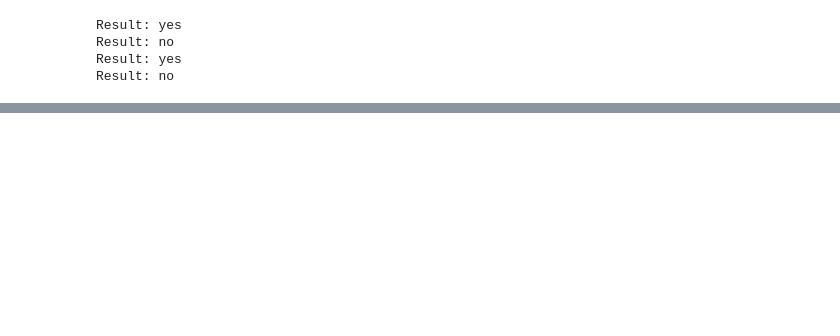
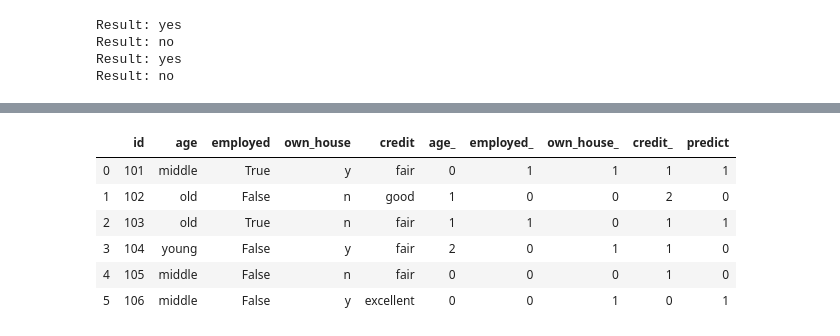
Before and after one commit to aukrit1993/my_machine_learning, a Jupyter notebook: chape_16.ipynb, the cells around one changed output, grey strips where cells are left out. Cells and saved outputs as stored; diff of their text form; code cells hidden in the pictures; blank space fills up the shorter version.

```diff
--- a/chape_16.ipynb
+++ b/chape_16.ipynb
@@ -146,7 +146,8 @@ import pandas as pd
 import seaborn as sb
 import matplotlib.pyplot as plt
 # %%
-df = pd.read_csv('C:/Users/WIN10/Desktop/my_machine_learning/csv/simple_loan.csv')
+#df = pd.read_csv('C:/Users/WIN10/Desktop/my_machine_learning/csv/simple_loan.csv')
+df = pd.read_csv('~/Desktop/my_machine_learning/csv/simple_loan.csv')
 df.head()
 # %% [output]
 |  | age | employed | own_house | credit | target |
@@ -323,0 +340,4 @@ Result: no
+# %%
+cols = ['id', 'age', 'employed', 'own_house', 'credit']
+df_pred = pd.read_csv('~/Desktop/my_machine_learning/csv/simple_loan_predict.csv', usecols=cols)
+df_pred.head()
@@ -323,0 +362,4 @@ Result: no
+# %%
+enc_columns = ['age_', 'employed_', 'own_house_', 'credit_']
+X_input = df_pred[enc_columns]
+X_input.head()
@@ -323,0 +373,12 @@ Result: no
+# %%
+y_predict = model.predict(X_input)
+df_pred['predict'] = y_predict
+df_pred
+# %% [output]
+|  | id | age | employed | own_house | credit | age_ | employed_ | own_house_ | credit_ | predict |
+| 0 | 101 | middle | True | y | fair | 0 | 1 | 1 | 1 | 1 |
+| 1 | 102 | old | False | n | good | 1 | 0 | 0 | 2 | 0 |
+| 2 | 103 | old | True | n | fair | 1 | 1 | 0 | 1 | 1 |
+| 3 | 104 | young | False | y | fair | 2 | 0 | 1 | 1 | 0 |
+| 4 | 105 | middle | False | n | fair | 0 | 0 | 0 | 1 | 0 |
+| 5 | 106 | middle | False | y | excellent | 0 | 0 | 1 | 0 | 1 |
```
Also changed, not shown: parts of 18 cells of this notebook.
